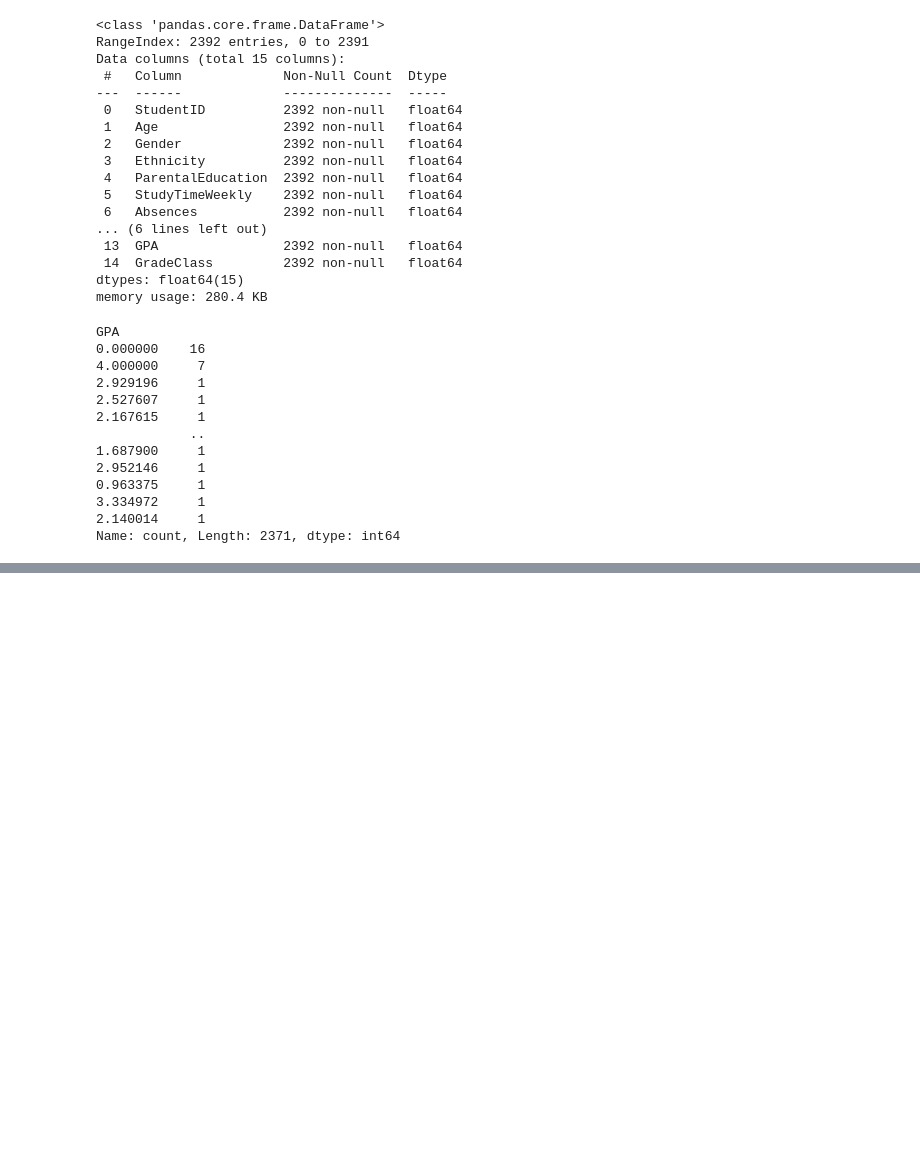
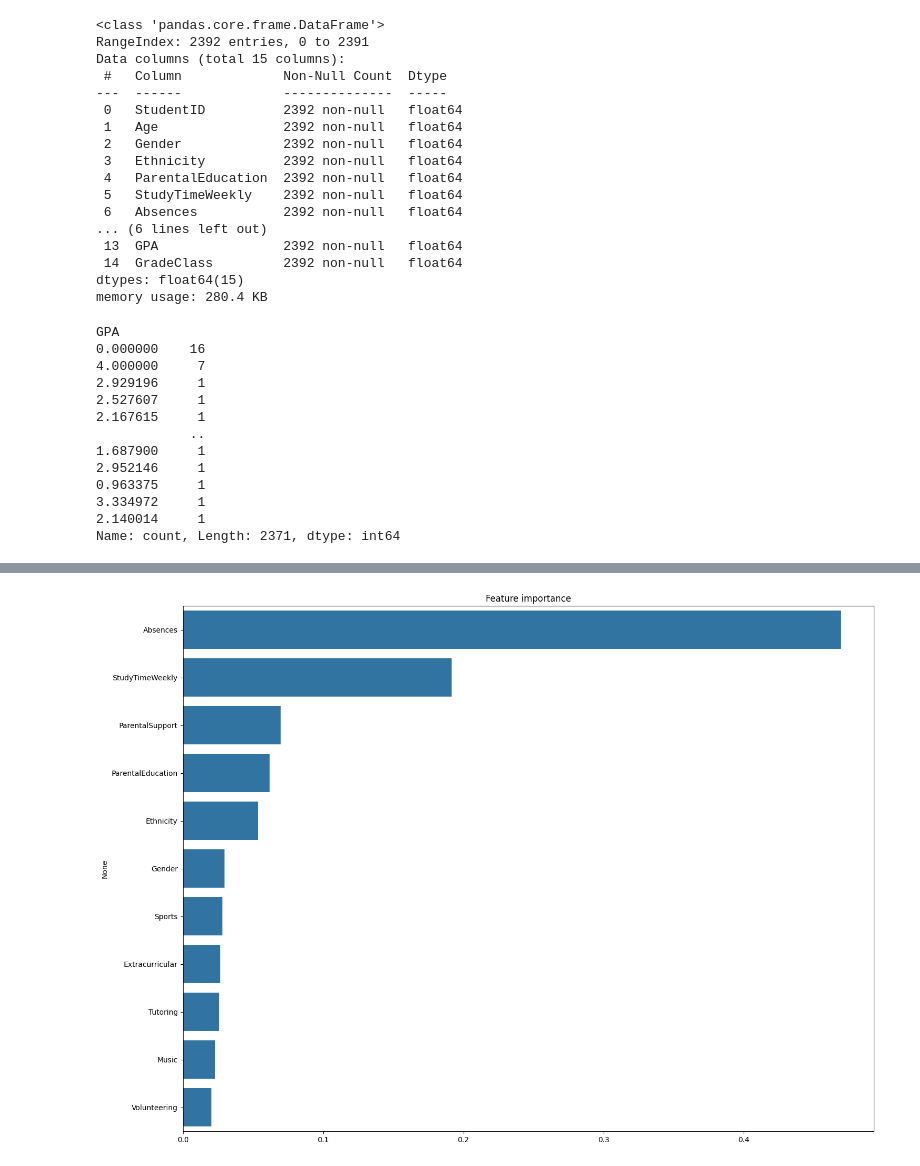
Before and after one commit to shreyash-jais-02/Student-Performance, a Jupyter notebook: Student_performance.ipynb, the cells around one changed output, grey strips where cells are left out. Saved outputs shown, nothing was run; the diff lists cells and outputs as text; code cells hidden in the pictures; blank space fills up the shorter version.

```diff
--- a/Student_performance.ipynb
+++ b/Student_performance.ipynb
@@ -150,0 +175,18 @@ Categorical features: ['Age', 'Gender', 'Ethnicity', 'ParentalEducation', 'Tutor
+# %%
+# CHOOSE THE TARGET FEATURE HERE, IN THIS CASE IT IS 'GradeClass'
+X = df.drop(columns=['GradeClass', 'GPA', 'StudentID', 'Age'])
+y = df['GradeClass']
+
+# Splitting the data into training and testing sets (e.g., 80% train, 20% test)
+X_train, X_test, y_train, y_test = train_test_split(X, y, test_size=0.2, stratify=y, random_state=42)
+# %%
+clf = RandomForestClassifier(random_state = 42)
+clf = clf.fit(X, y)
+
+fimp = pd.Series(data=clf.feature_importances_, index=X.columns).sort_values(ascending=False)
+# %%
+plt.figure(figsize=(17,13))
+plt.title("Feature importance")
+ax = sns.barplot(y=fimp.index, x=fimp.values, orient='h')
+# %% [output]
+[figure, added]
```
Also changed, not shown: parts of 23 cells of this notebook.
